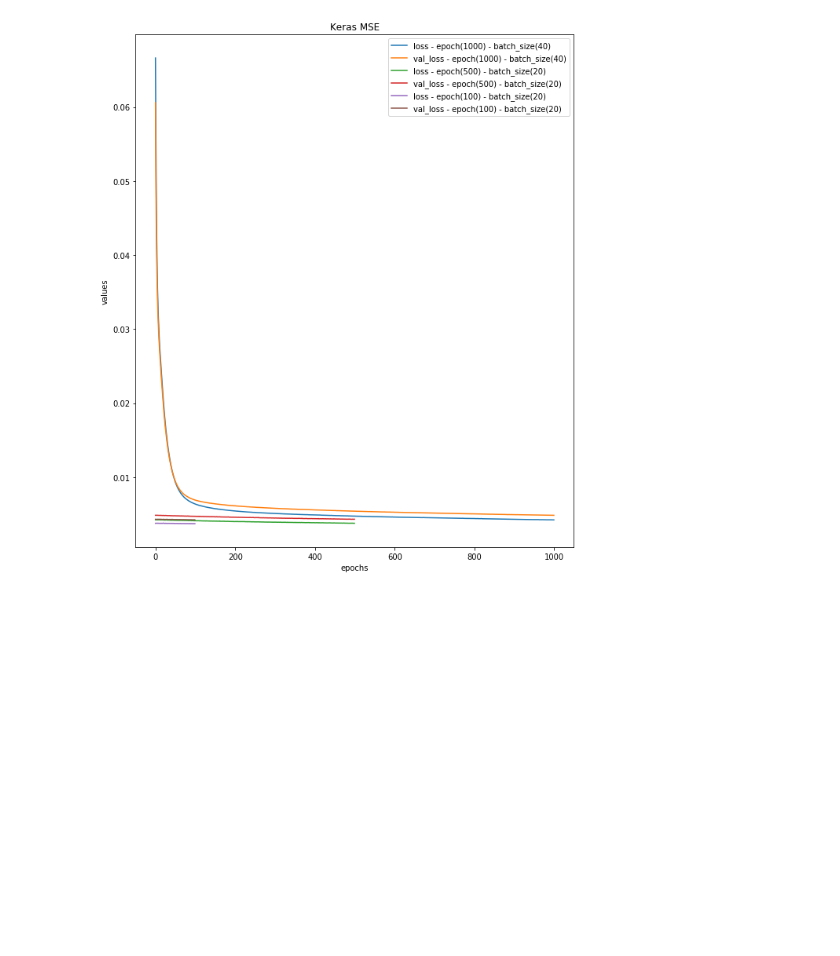
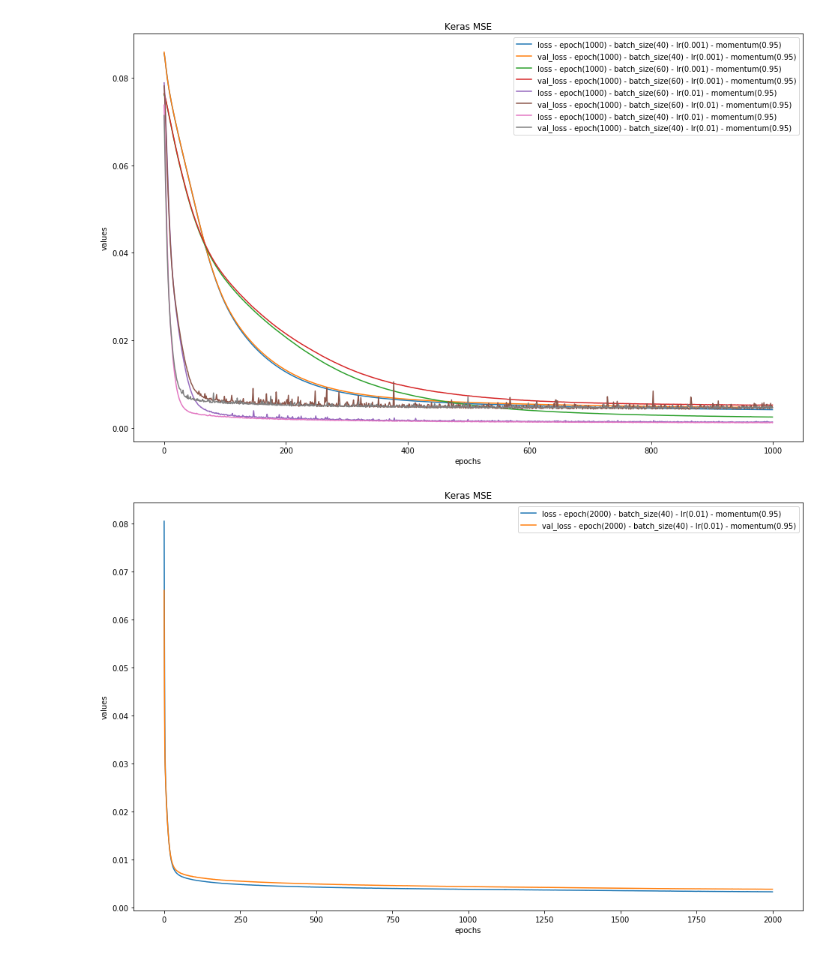
Before and after one commit to azecoder/Machine-Learning, a Jupyter notebook: ML.ipynb, the cells around one changed output. Drawn from its saved outputs; the diff is of its cells as text; code cells hidden in the pictures; blank space fills up the shorter version.

```diff
--- a/ML.ipynb
+++ b/ML.ipynb
@@ -138,4 +469,6 @@ def randomFit(grid_values, model, data_values, count):
 # %%
+from pprint import pprint
+
 import keras
 from keras.models import Sequential
 model = Sequential()
@@ -143,11 +476,11 @@ model = Sequential()
 # for tensorflow update error
 import tensorflow.compat.v1 as tf
 tf.disable_v2_behavior()
-
+tf.get_default_graph()
 
 from keras.layers import Dense
-model.add(Dense(100, input_dim=20, activation='relu')) # input [100][20]
-model.add(Dense(2, activation='sigmoid')) # output
+# model.add(Dense(100, input_dim=20, activation='relu')) # input [100][20]
+# model.add(Dense(2, activation='sigmoid')) # output
 # model.compile(loss=keras.losses.mean_squared_error, optimizer=keras.optimizers.SGD(lr=0.01, momentum=0.9, nesterov=True))
 
 grid_values = {
@@ -156,8 +489,8 @@ grid_values = {
         "momentum": [0.9],
         "nesterov": True
     },
-    "epochs": [100, 500, 1000],
-    "batch_sizes": [20, 40]
+    "epochs": [1000, 2000, 5000],
+    "batch_sizes": [40, 60, 100]
 }
 data_values = {
     "x": x_train_scaled,
@@ -166,27 +499,34 @@ data_values = {
     "val_y": y_val_scaled
 }
 
-histArr = []
-histArr = randomFit(grid_values, model, data_values, 3)
+fitResults = randomFit(grid_values, model, data_values, 8)
+pprint(fitResults)
 
 # history = model.fit(x_train_scaled, y_train_scaled, epochs=500, validation_data=(x_val_scaled, y_val_scaled), batch_size=32, verbose=0)
 # %%
 import matplotlib.pyplot as plt
 
-plt.figure(figsize=(10, 12))
 
-for row in histArr:
-  label = "loss - epoch(" + str(row["epochs"]) + ") - batch_size(" + str(row["batch_size"]) + ")"
-  val_label = "val_" + label
-  plt.plot(row["fit_result"].history["loss"], label=label) # history["loss"][200:] for data after index 200
-  plt.plot(row["fit_result"].history["val_loss"], label=val_label)
+for idx, epoch in enumerate(grid_values["epochs"], start=1):
+  if len(fitResults[epoch]) == 0:
+    continue
+  plt.figure(num=idx, figsize=(16, 10))
+  # try:
+  for res in fitResults[epoch]:
+    label = "loss - epoch(" + str(epoch) + ") - batch_size(" + str(res["batch_size"]) + ") - lr(" + str(res["lr"]) + ") - momentum(" + str(res["momentum"]) + ")"
+    val_label = "val_" + label
+    plt.plot(res["result"].history["loss"], label=label) # history["loss"][200:] for data after index 200
+    plt.plot(res["result"].history["val_loss"], label=val_label)
 
-plt.xlabel("epochs")
-plt.ylabel("values")
+  plt.xlabel("epochs")
+  plt.ylabel("values")
 
-plt.title('Keras MSE')
-plt.legend()
+  plt.title('Keras MSE')
+  plt.legend()
 
-plt.show()
+  plt.show()
+  # except:
+  #   print("No index", epoch)
 # %% [output]
-[figure, old version]
+[figure, new version]
+[figure, added]
```
Also changed, not shown: parts of 39 cells of this notebook.
